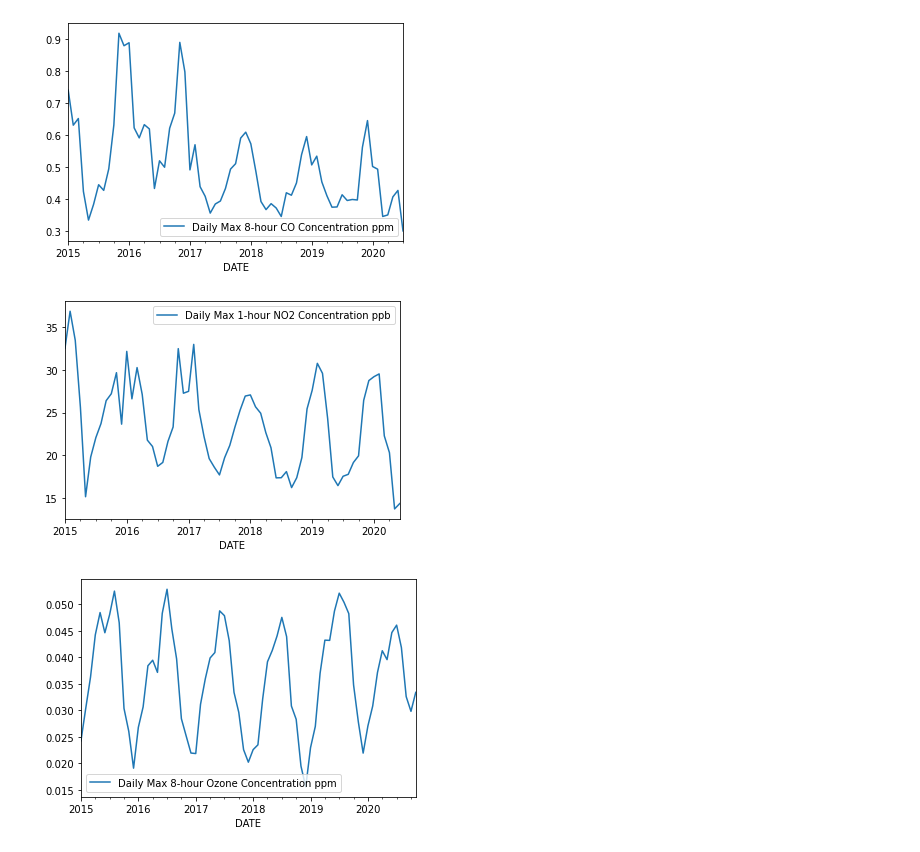
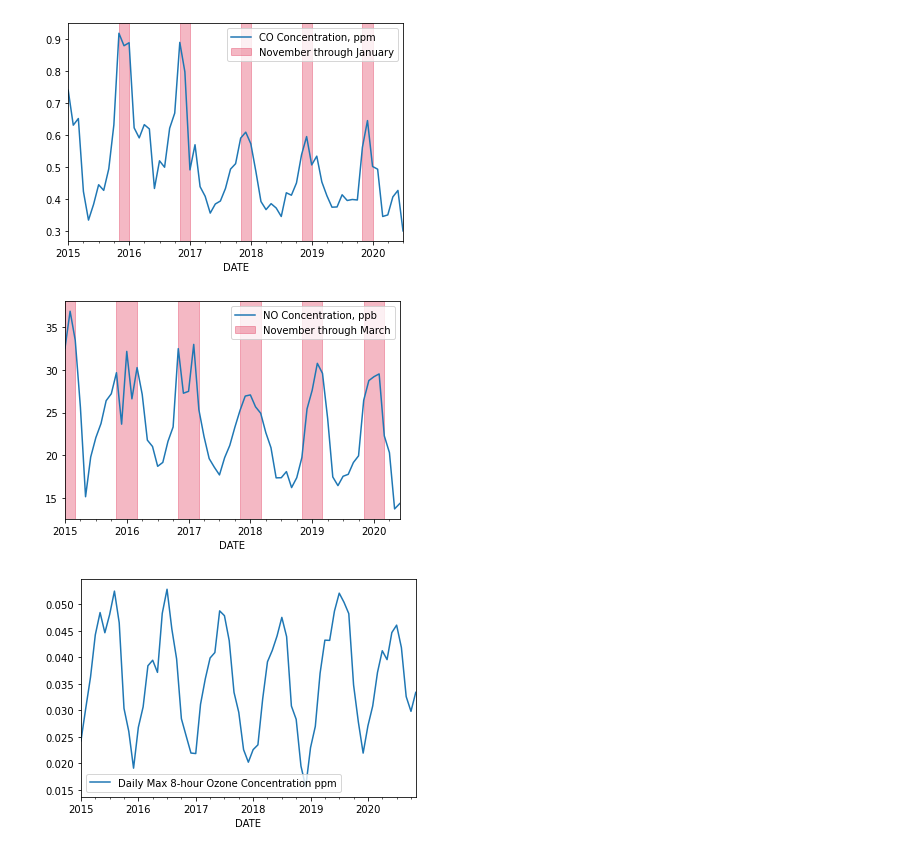
Before and after one commit to darbyna/COVID19PollutionProject, a Jupyter notebook: 601_project_covid19_air_pollution.ipynb, the cells around one changed output. Cells and saved outputs as stored; diff of their text form; code cells hidden in the pictures.

Commit message:
Update 601_project_covid19_air_pollution.ipynb
formatted some graphs

```diff
--- a/601_project_covid19_air_pollution.ipynb
+++ b/601_project_covid19_air_pollution.ipynb
@@ -58,30 +61,52 @@ def CreateOLSModel(df,Y_field, X_field):
     return model,X,Y
 # %%
 # Setup AQ data
-
 # Determine average daily values, rename fields, plot and describe results.
 CO_values = 'Daily Max 8-hour CO Concentration'
 CO_rename = 'Daily Max 8-hour CO Concentration ppm'
+CO_monthly_df = AverageDailyValues(CO, CO_values, CO_rename)
 
-CO_monthly_df = AverageDailyValues(CO, CO_values, CO_rename)
-CO_data_plt = CO_monthly_df.plot()
-CO_data_plt
+#create figure and save
+CO_data_fig, CO_data_ax = plt.subplots()
+
+CO_monthly_df.plot(ax=CO_data_ax)
+
+CO_data_ax.axvspan('11/1/2015','1/1/2016', color="crimson", alpha=.3)
+CO_data_ax.axvspan('11/1/2016','1/1/2017', color="crimson", alpha=.3)
+CO_data_ax.axvspan('11/1/2017','1/1/2018', color="crimson", alpha=.3)
+CO_data_ax.axvspan('11/1/2018','1/1/2019', color="crimson", alpha=.3)
+CO_data_ax.axvspan('11/1/2019','1/1/2020', color="crimson", alpha=.3)
+
+CO_data_ax.legend(['CO Concentration, ppm', 'November through January'])
+
 CO_monthly_df.describe()
-CO_data_plt.figure.savefig('CO_data.png')
+CO_data_ax.figure.savefig('CO_data.png')
 # %% [output]
-[figure, old version]
+[figure, new version]
 # %%
 # Determine average daily values, rename fields, plot and describe results
 NO2_values = 'Daily Max 1-hour NO2 Concentration'
 NO2_rename = 'Daily Max 1-hour NO2 Concentration ppb'
+NO2_monthly_df = AverageDailyValues(NO2, NO2_values, NO2_rename)
 
-NO2_monthly_df = AverageDailyValues(NO2, NO2_values, NO2_rename)
-NO2_data_plt = NO2_monthly_df.plot()
-NO2_data_plt
+#create figure and save
+NO2_data_fig, NO2_data_ax = plt.subplots()
+
+NO2_monthly_df.plot(ax=NO2_data_ax)
+
+NO2_data_ax.axvspan('1/1/2015','3/1/2015', color="crimson", alpha=.3)
+NO2_data_ax.axvspan('11/1/2015','3/1/2016', color="crimson", alpha=.3)
+NO2_data_ax.axvspan('11/1/2016','3/1/2017', color="crimson", alpha=.3)
+NO2_data_ax.axvspan('11/1/2017','3/1/2018', color="crimson", alpha=.3)
+NO2_data_ax.axvspan('11/1/2018','3/1/2019', color="crimson", alpha=.3)
+NO2_data_ax.axvspan('11/1/2019','3/1/2020', color="crimson", alpha=.3)
+
+NO2_data_ax.legend(['NO Concentration, ppb', 'November through March'])
+
 NO2_monthly_df.describe()
-NO2_data_plt.figure.savefig('NO2_data.png')
+NO2_data_ax.figure.savefig('NO2_data.png')
 # %% [output]
-[figure, old version]
+[figure, new version]
 # %%
 # Determine average daily values, rename fields, plot and describe results
 ozone_values = 'Daily Max 8-hour Ozone Concentration'
```
Also changed, not shown: parts of 11 cells of this notebook.
